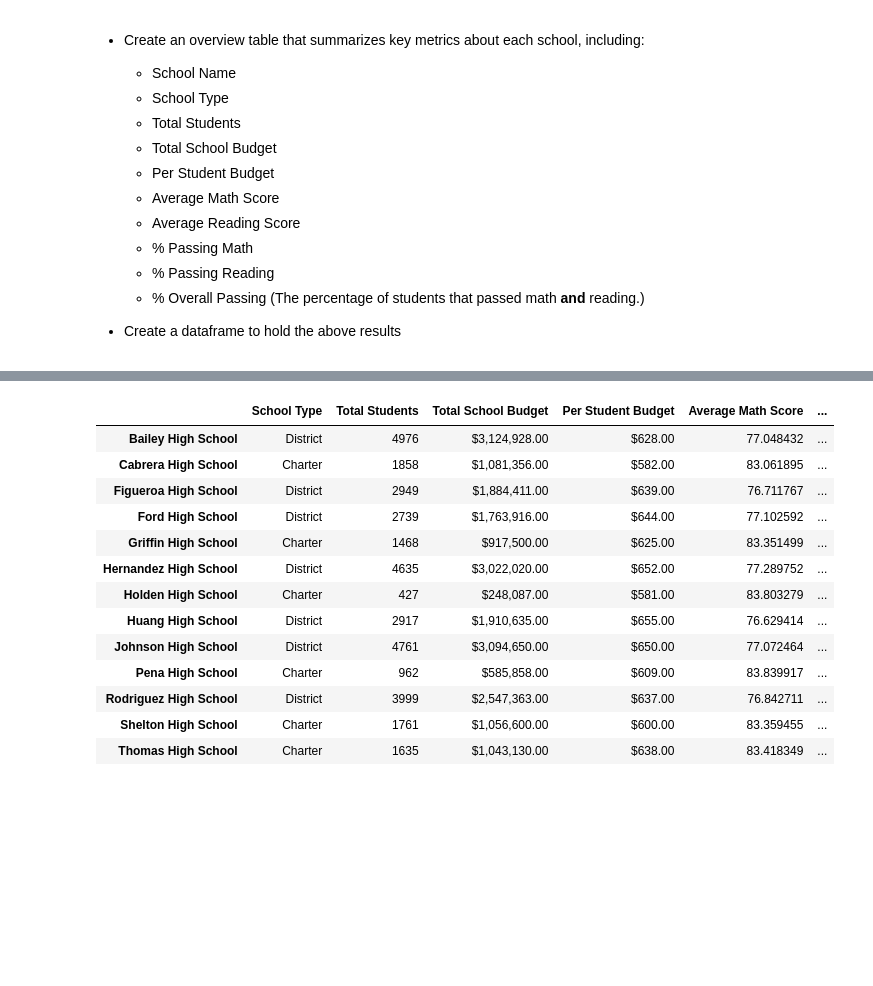
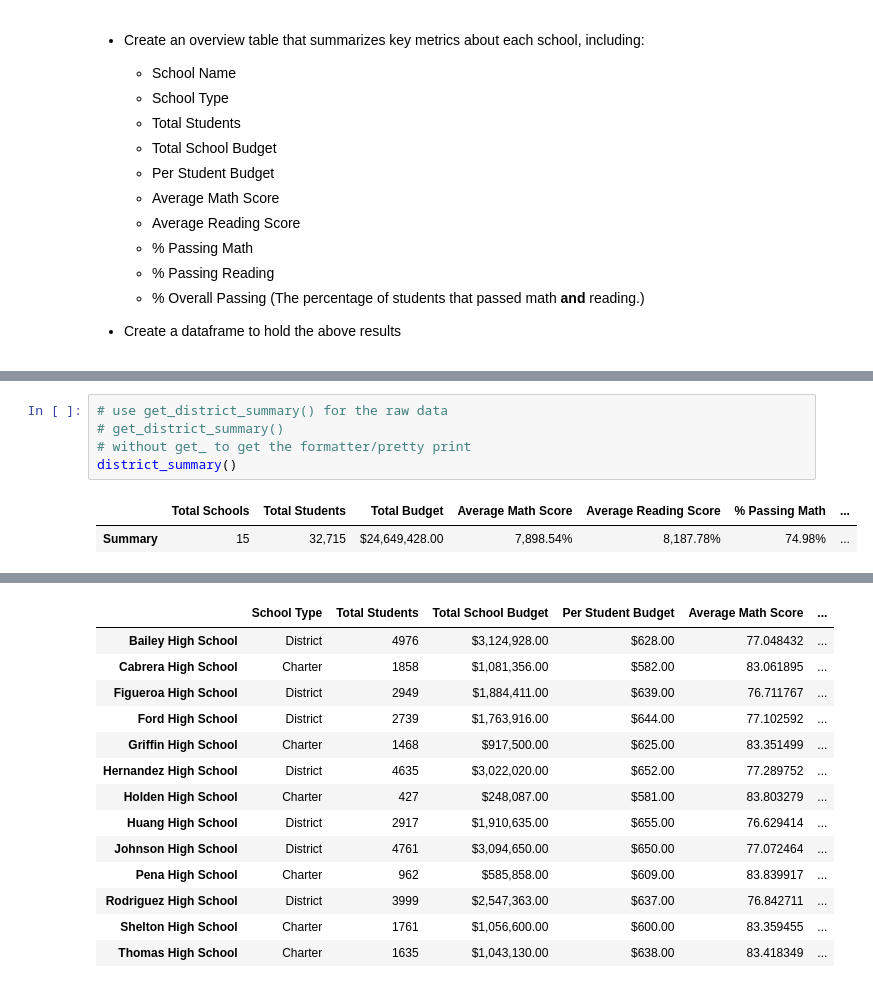
Before and after one commit to engeljason/pandas_playground, a Jupyter notebook: PyCitySchools/PyCitySchools_starter.ipynb, the cells around one changed output, grey strips where cells are left out. Drawn from its saved outputs; the diff is of its cells as text; blank space fills up the shorter version.

Commit message:
pyschools district summary

```diff
--- a/PyCitySchools/PyCitySchools_starter.ipynb
+++ b/PyCitySchools/PyCitySchools_starter.ipynb
@@ -59,0 +92,8 @@ school_data_complete = pd.merge(student_data, school_data, how="left", on=["scho
+# %%
+# use get_district_summary() for the raw data
+# get_district_summary()
+# without get_ to get the formatter/pretty print
+district_summary()
+# %% [output]
+|  | Total Schools | Total Students | Total Budget | Average Math Score | Average Reading Score | % Passing Math | ... |
+| Summary | 15 | 32,715 | $24,649,428.00 | 7,898.54% | 8,187.78% | 74.98% | ... |
```
Also changed, not shown: parts of 7 cells of this notebook.
